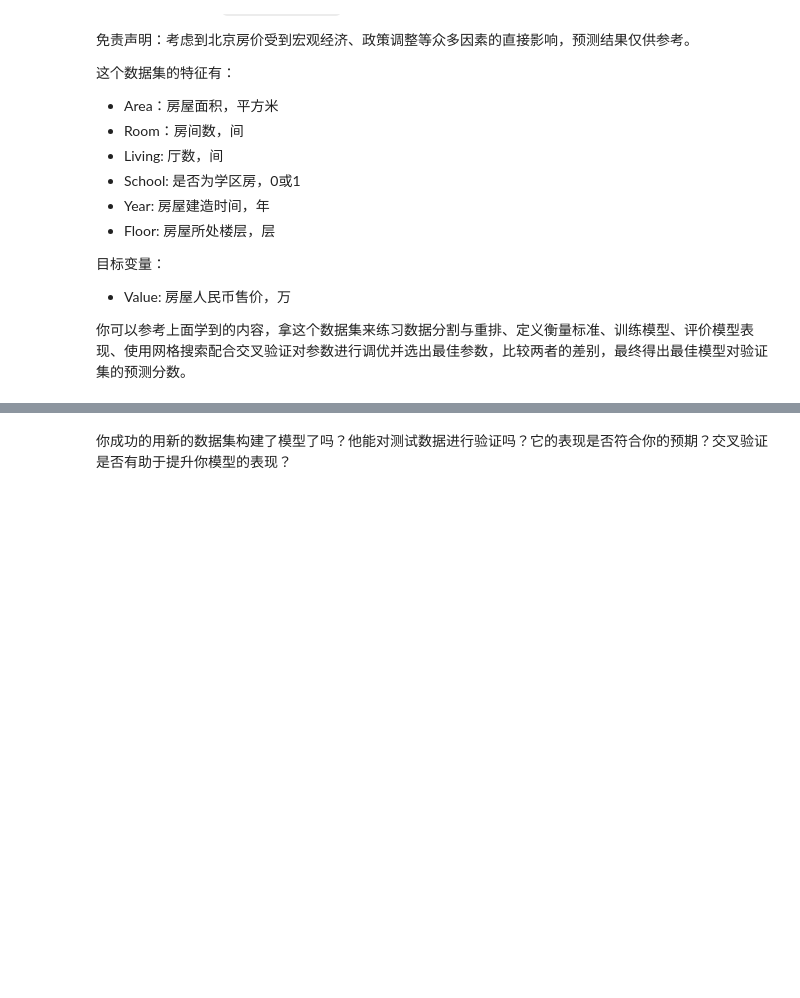
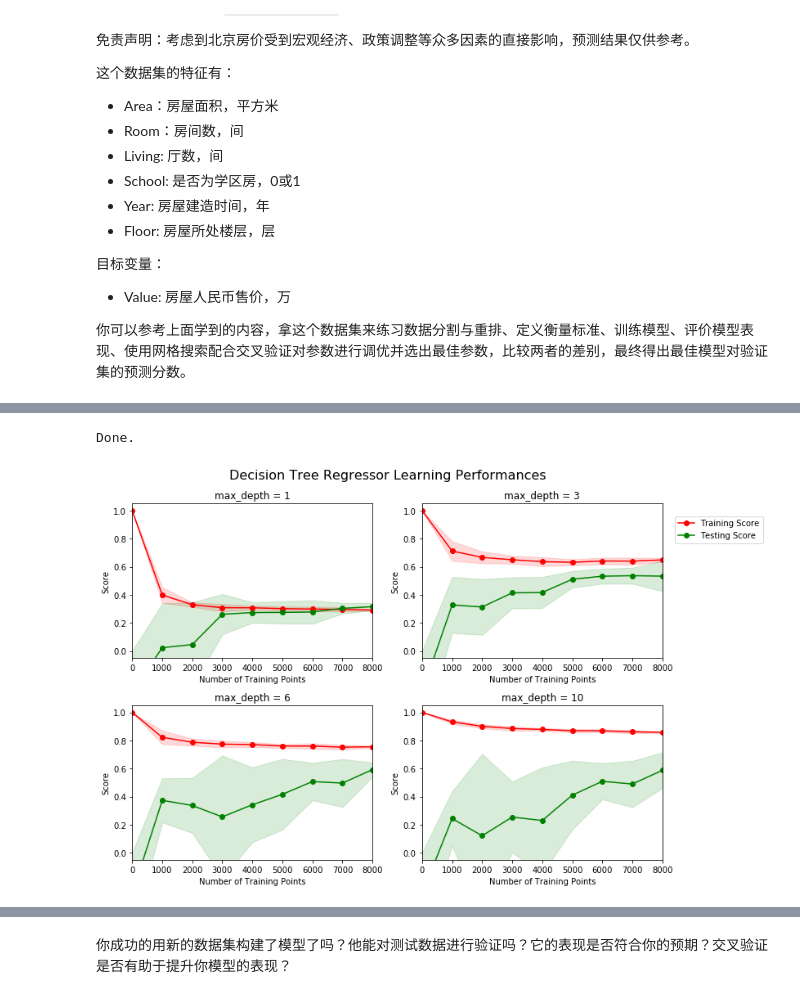
Before and after one commit to ArtiPyHeart/Udacity-ML-boston_housing, a Jupyter notebook: boston_housing.ipynb, the cells around one changed output, grey strips where cells are left out. Drawn from its saved outputs; the diff is of its cells as text; code cells hidden in the pictures; blank space fills up the shorter version.

Commit message:
Exercise all done.

```diff
--- a/boston_housing.ipynb
+++ b/boston_housing.ipynb
@@ -361,0 +388,4 @@ vs.PredictTrials(features, prices, fit_model, client_data)
+# %%
+### 你的代码
+raw_data = pd.read_csv('bj_housing.csv')
+raw_data.head()
@@ -361,0 +399,12 @@ vs.PredictTrials(features, prices, fit_model, client_data)
+# %%
+bj_prices = raw_data['Value']
+bj_features = raw_data.drop('Value', axis=1)
+# %%
+bj_X_train, bj_X_test, bj_y_train, bj_y_test = train_test_split(bj_features, bj_prices, test_size=0.2, random_state=1)
+print 'Done.'
+# %% [output]
+Done.
+# %%
+vs.ModelLearning(bj_features, bj_prices)
+# %% [output]
+[figure, added]
```
Also changed, not shown: parts of 24 cells of this notebook, 1 other file.
